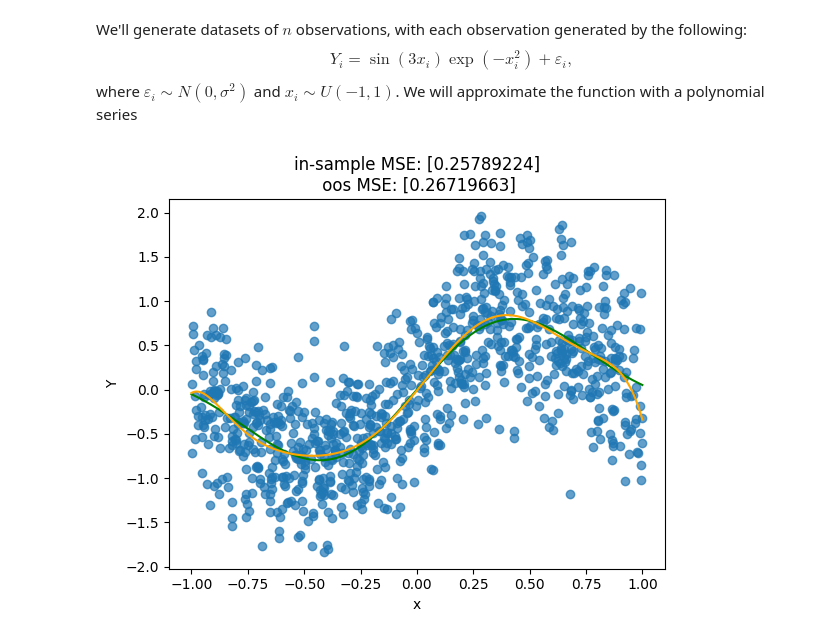
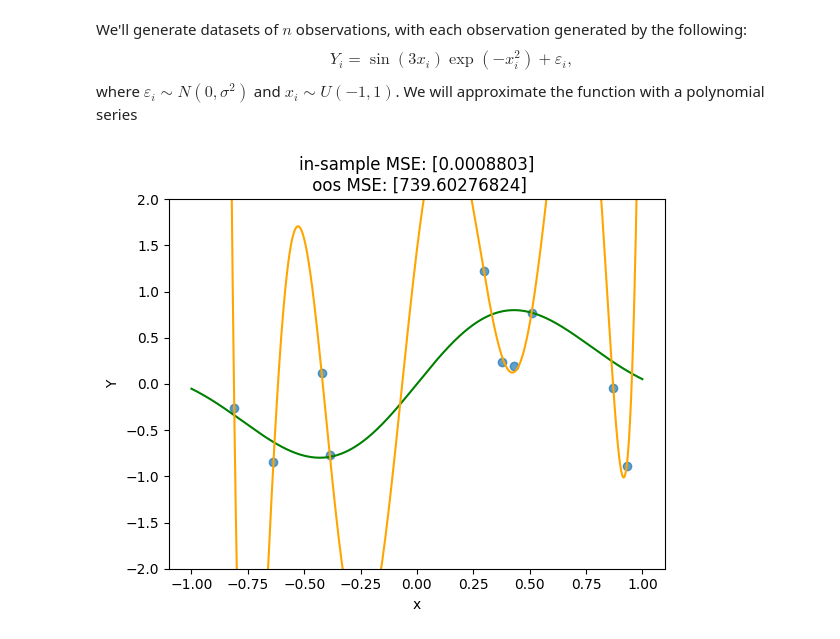
Before and after one commit to brighamfrandsen/econ484, a Jupyter notebook: examples/biasvariance.ipynb, the cells around one changed output. Drawn from its saved outputs; the diff is of its cells as text; code cells hidden in the pictures.

```diff
--- a/examples/biasvariance.ipynb
+++ b/examples/biasvariance.ipynb
@@ -40,33 +40,34 @@ def generate_vectors(n):
     return epsilon, x,y,xgrid,expygrid,ygrid
 # %%
 # want to try some stuff
-n=1000
+n=10
 epsilon, x,y,xgrid,expygrid,ygrid=generate_vectors(n)
 ngrid = xgrid.shape[0]
 # %%
-k = 10
+k = 9
 xpoly = generate_legendre_matrix(x,k)
 xgridpoly=generate_legendre_matrix(xgrid,k)
 # linear regression (via moore-penrose for when k>n):
 bhat = np.linalg.pinv(xpoly) @ y
 # generate in-sample predictions:
 yhat = xpoly @ bhat
 # generate predictions on grid
 yhatgrid = xgridpoly @ bhat
 
 
 MSEinsample=sum((y-yhat)**2)/n
 MSEoos=sum((ygrid - yhatgrid)**2)/ngrid
 
 plt.scatter(x, y, alpha=0.7)
 plt.plot(xgrid,expygrid,color='green')
 plt.plot(xgrid,yhatgrid,color='orange')
 plt.xlabel("x")
 plt.ylabel("Y")
+plt.ylim((-2,2))
 plt.title(f"in-sample MSE: {MSEinsample}\n oos MSE: {MSEoos}")
 
 plt.show()
 # %% [output]
-[figure, old version]
+[figure, new version]
 # %%
 # do this in a loop!
```
Also changed, not shown: parts of 2 cells of this notebook.
